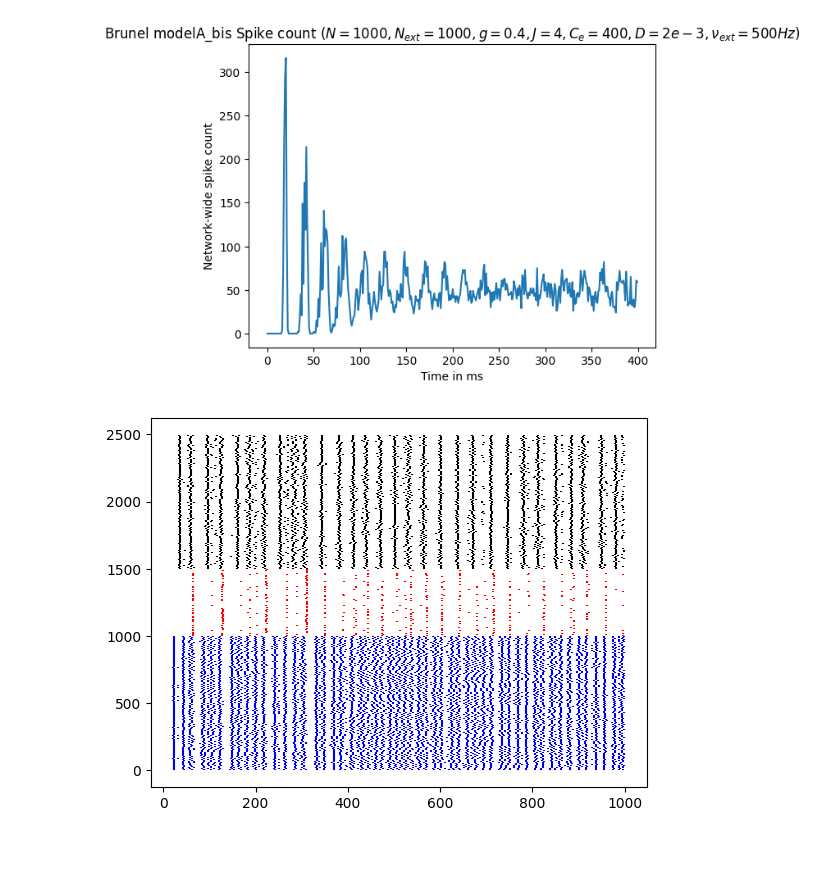
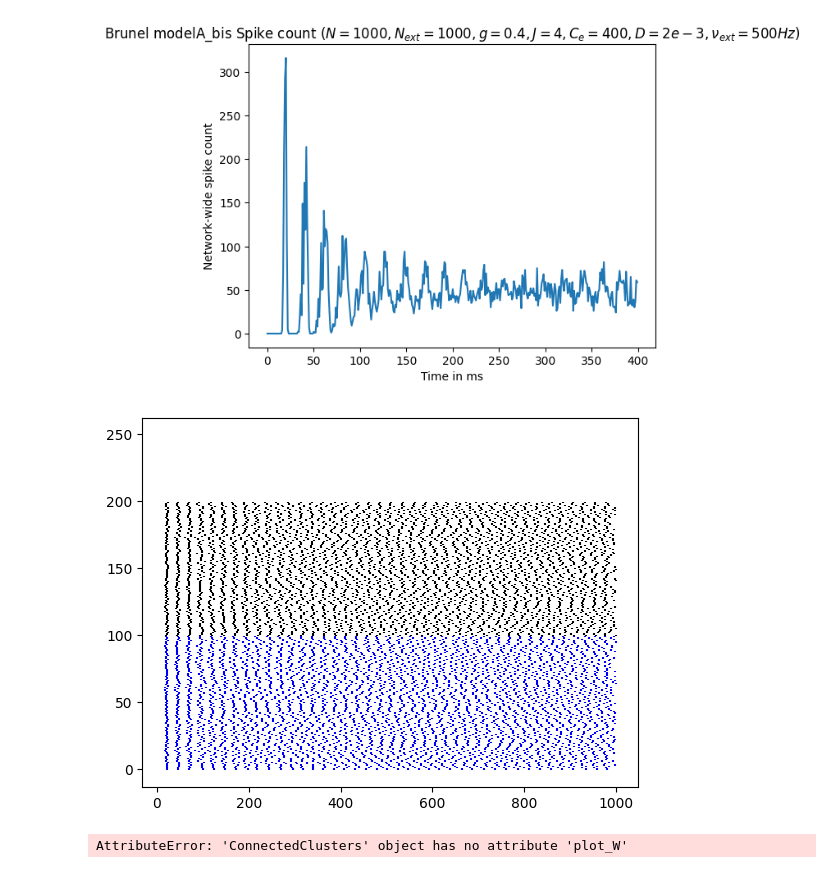
Before and after one commit to zeynoozkaya/burst_model, a Jupyter notebook: BrunelModel.ipynb, the cells around one changed output. Cells and saved outputs as stored; diff of their text form; code cells hidden in the pictures.

```diff
--- a/BrunelModel.ipynb
+++ b/BrunelModel.ipynb
@@ -15,8 +10,8 @@ rng = np.random.default_rng()
 class BrunelModelA():
     def __init__(self, N, Next, g, J, Ce, D, vthr_ratio):
         self.N = int(N)
-        self.N1 = int(0.8*N) # excitatory neurons
-        self.N2 = int(0.2*N) # inhibitory neurons
+        self.Ne = int(0.8*N) # excitatory neurons
+        self.Ni = int(0.2*N) # inhibitory neurons
         self.Next = Next # external input neurons
 
         self.Je = J # excitatory connection strength
@@ -35,23 +30,20 @@ class BrunelModelA():
         self.vext = vthr_ratio * self.vthr # external excitatory neurons firing rate
 
         # Boolean for network-wide connectivity matrix initialization (used for inheritance)
-        self.bInitW = False
+        self.init_W()
         # Reset potentials and spikes
         self.reset()
 
     # Define the network-wide connectivity matrix W
     def init_W(self):
-        if(self.bInitW):
-            return
         self.W = np.zeros((self.N, self.N + self.Next))
         for i in range(self.N):
-            N1_idxs = rng.choice(self.N1, self.Ce, replace=False)
-            N2_idxs = rng.choice(self.N2, self.Ci, replace=False) + self.N1
+            Ne_idxs = rng.choice(self.Ne, self.Ce, replace=False)
+            Ni_idxs = rng.choice(self.Ni, self.Ci, replace=False) + self.Ne
             Next_idxs = rng.choice(self.Next, self.Ce, replace=False) + self.N
-            self.W[i, N1_idxs] = self.Je
-            self.W[i, N2_idxs] = self.Ji
+            self.W[i, Ne_idxs] = self.Je
+            self.W[i, Ni_idxs] = self.Ji
             self.W[i, Next_idxs] = self.Je
-        self.bInitW = True
 
     def reset(self):
         self.V = np.full((1, self.N), self.Vr, dtype='float64') # all neurons are initiated at resting potential Vr
@@ -93,8 +85,6 @@ class BrunelModelA():
 
     def compute_activity(self, T, dt):
         self.reset()
-        if(not self.bInitW):
-            self.init_W()
         n_steps = int(T//dt)
         self.T = T
         self.dt = dt
@@ -305,7 +299,11 @@ class ConnectedCluster(BrunelModelA):
         plt.eventplot(event, colors=colors, zorder = 0)
 # %%
-model2 = ConnectedCluster(N1=1000, N3=1000, Next=1000, g=5, J=10, Ce=800, D=2e-3, vthr_ratio=1.5)
+model2 = ConnectedClusters(N1=100, N2=100, Next=100, g=5, J=50, Ce=10, D=2e-3, vthr_ratio=1.5)
 model2.compute_activity(1, 1e-3)
 model2.plot_raster()
 # %% [output]
-[figure, old version]
+[figure, new version]
+# %%
+model2.plot_W()
+# %% [output]
+AttributeError: 'ConnectedClusters' object has no attribute 'plot_W'
```
Also changed, not shown: parts of 6 cells of this notebook.
